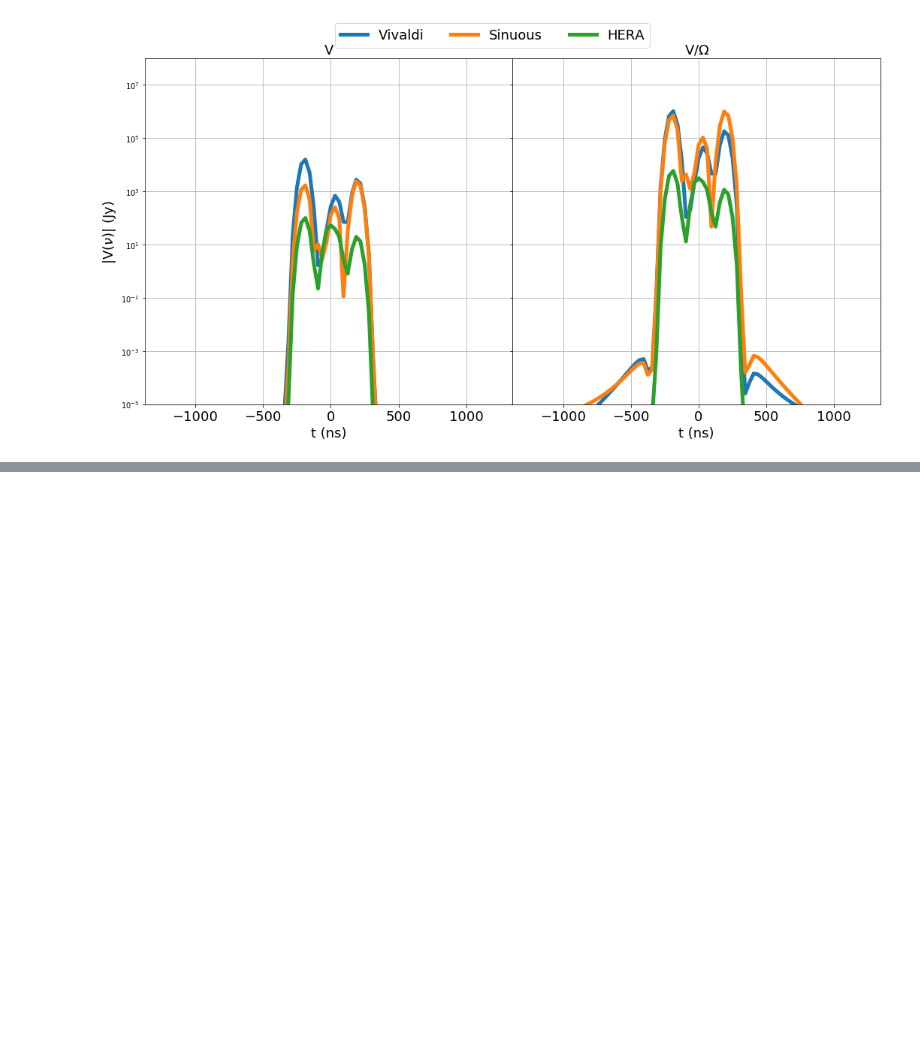
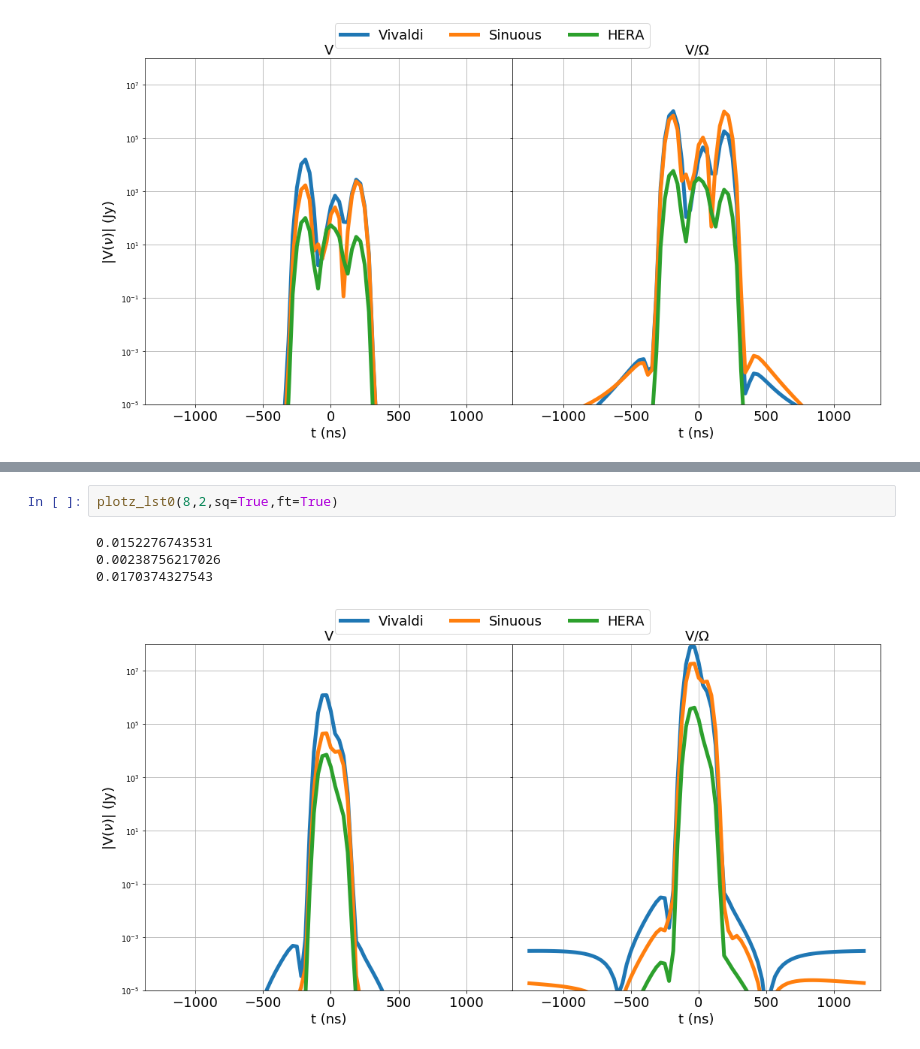
Before and after one commit to aewallwi/simulations-hera-eox, a Jupyter notebook: src/Visibility_Comparison.ipynb, the cells around one changed output, grey strips where cells are left out. Saved outputs shown, nothing was run; the diff lists cells and outputs as text; blank space fills up the shorter version.

```diff
--- a/src/Visibility_Comparison.ipynb
+++ b/src/Visibility_Comparison.ipynb
@@ -260,0 +371,7 @@ plotz_lst0(8,28,sq=True,ft=True)
+# %%
+plotz_lst0(8,2,sq=True,ft=True)
+# %% [output]
+0.0152276743531
+0.00238756217026
+0.0170374327543
+[figure, added]
```
Also changed, not shown: parts of 3 cells of this notebook, 8 other files.
